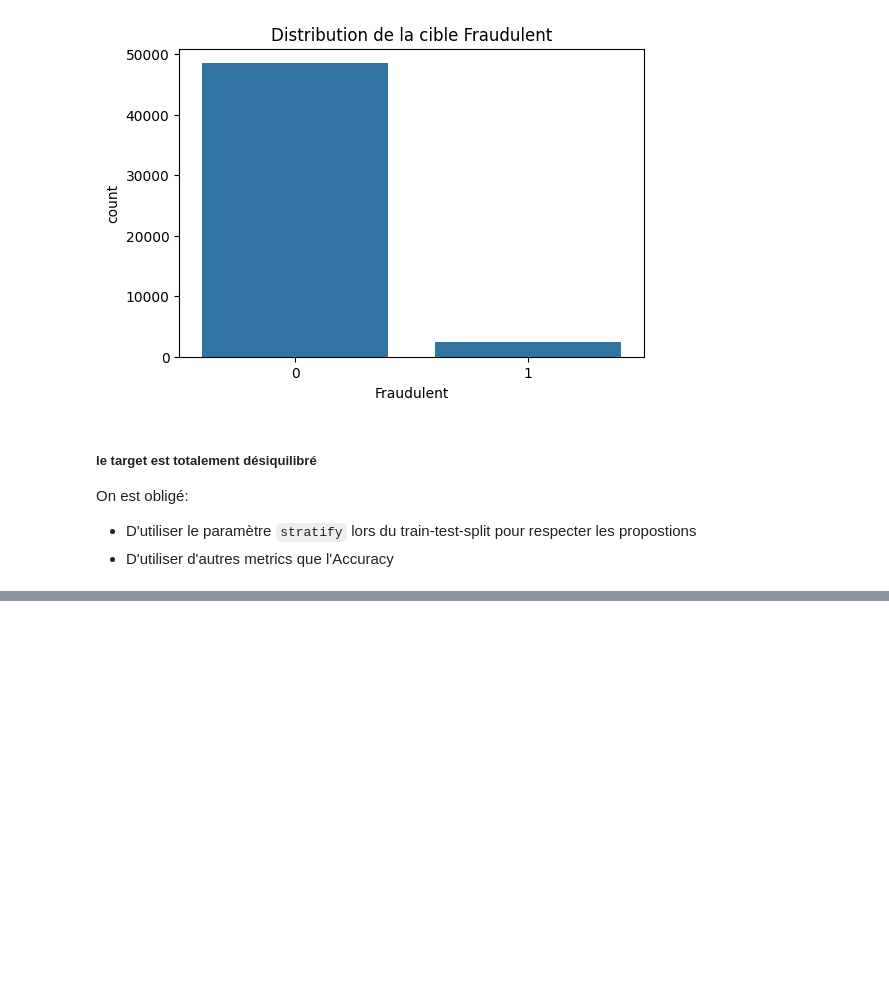
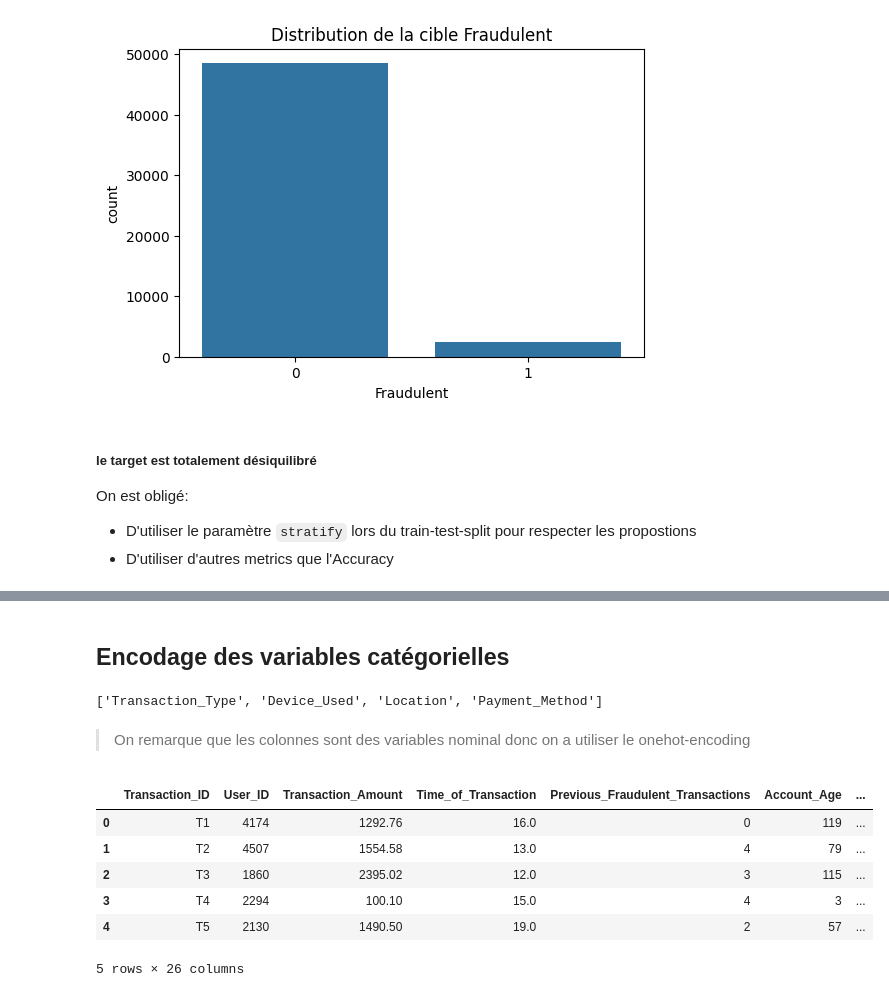
Before and after one commit to JosherenPro/Devoir-Data-Mining, a Jupyter notebook: decision_tree.ipynb, the cells around one changed output, grey strips where cells are left out. Drawn from its saved outputs; the diff is of its cells as text; code cells hidden in the pictures; blank space fills up the shorter version.

```diff
--- a/decision_tree.ipynb
+++ b/decision_tree.ipynb
@@ -203,0 +211,5 @@ On est obligé:
+# %%
+# supppresion des doublons
+df = df.drop_duplicates()
+print(f"Nombre de doublons après suppression : {df.duplicated().sum()}")
+print(f"Taille du dataset après suppression des doublons : {df.shape[0]} lignes et {df.shape[1]} colonnes")
@@ -203,0 +221,12 @@ On est obligé:
+# %%
+# Imputation des valeurs manquantes pour les variables catégorielles
+for col in cat_cols:
+    df[col] = df[col].fillna(df[col].mode()[0])
+
+# Imputation des valeurs manquantes pour les variables numériques
+for col in num_cols:
+    df[col] = df[col].fillna(df[col].median())
+
+
+print("Vérification des valeurs manquantes après imputation :")
+print(df.isnull().sum())
@@ -203,0 +248,19 @@ On est obligé:
+# %% [markdown]
+## Encodage des variables catégorielles
+# %%
+print(cat_cols)
+# %% [output]
+['Transaction_Type', 'Device_Used', 'Location', 'Payment_Method']
+# %% [markdown]
+> On remarque que les colonnes sont des variables nominal donc on a utiliser le onehot-encoding
+# %%
+df_encoded = pd.get_dummies(df, columns=cat_cols, drop_first=True)
+df_encoded.head()
+# %% [output]
+|  | Transaction_ID | User_ID | Transaction_Amount | Time_of_Transaction | Previous_Fraudulent_Transactions | Account_Age | ... |
+| 0 | T1 | 4174 | 1292.76 | 16.0 | 0 | 119 | ... |
+| 1 | T2 | 4507 | 1554.58 | 13.0 | 4 | 79 | ... |
+| 2 | T3 | 1860 | 2395.02 | 12.0 | 3 | 115 | ... |
+| 3 | T4 | 2294 | 100.10 | 15.0 | 4 | 3 | ... |
+| 4 | T5 | 2130 | 1490.50 | 19.0 | 2 | 57 | ... |
+5 rows × 26 columns
```
Also changed, not shown: parts of 12 cells of this notebook.
